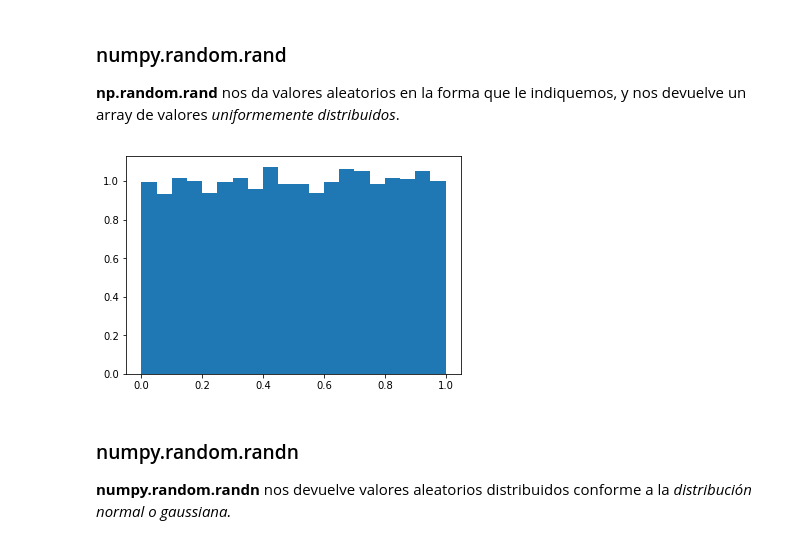
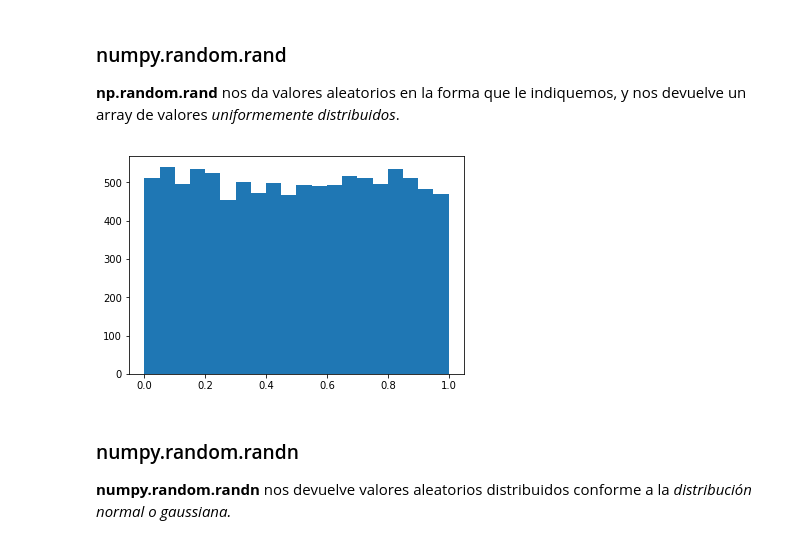
Before and after one commit to PablodelaCuesta/Statistics, a Jupyter notebook: 2. Statistical distributions and measures of central tendency and variability/Distribuciones estadísticas.ipynb, the cells around one changed output. Drawn from its saved outputs; the diff is of its cells as text; code cells hidden in the pictures.

```diff
--- a/2. Statistical distributions and measures of central tendency and variability/Distribuciones estadísticas.ipynb
+++ b/2. Statistical distributions and measures of central tendency and variability/Distribuciones estadísticas.ipynb
@@ -17,12 +17,12 @@ Vamos a examinar la biblioteca **Numpy.random**
 # %%
 # numpy.random.rand(dn:int)
 array = np.random.rand(10000)
 
 # Visualizamos
-plt.hist(array, bins=20, normed=True)
+plt.hist(array, bins=20)
 plt.show()
 # %% [output]
-[figure, old version]
+[figure, new version]
 # %% [markdown]
 ### numpy.random.randn
 **numpy.random.randn** nos devuelve valores aleatorios distribuidos conforme a la *distribución normal o gaussiana.*
```
Also changed, not shown: parts of 6 cells of this notebook.
